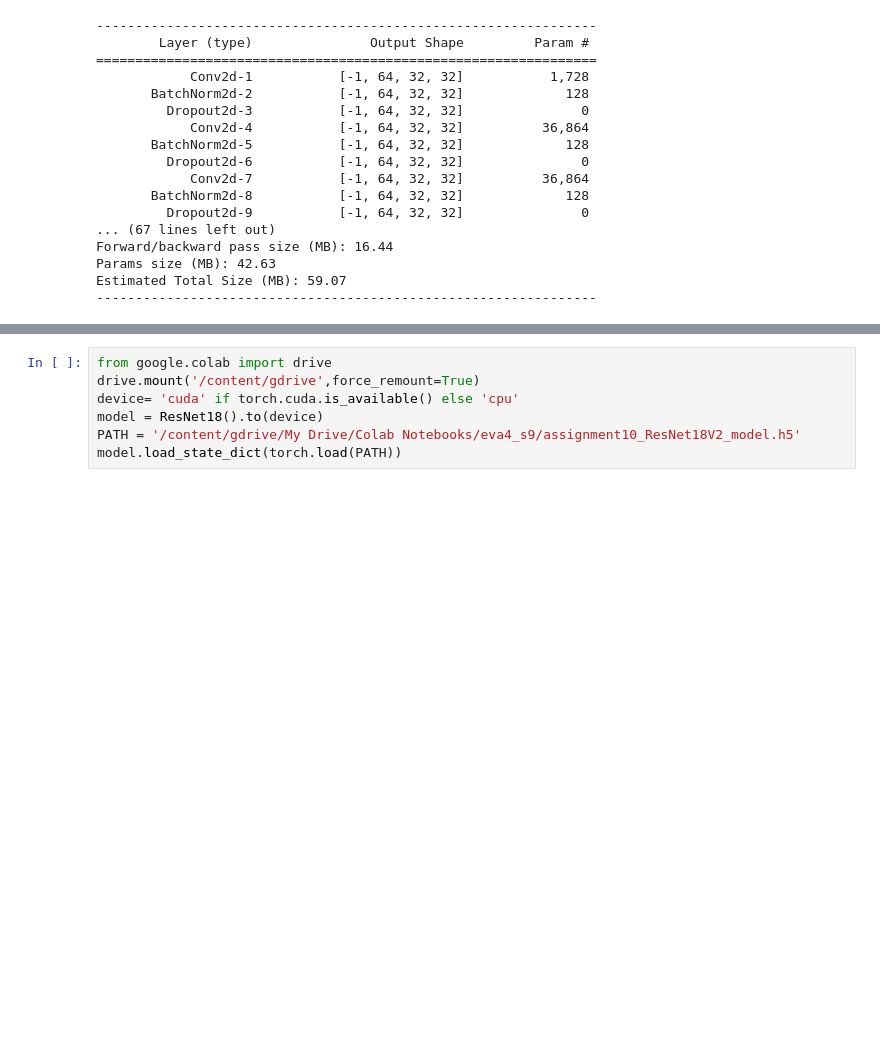
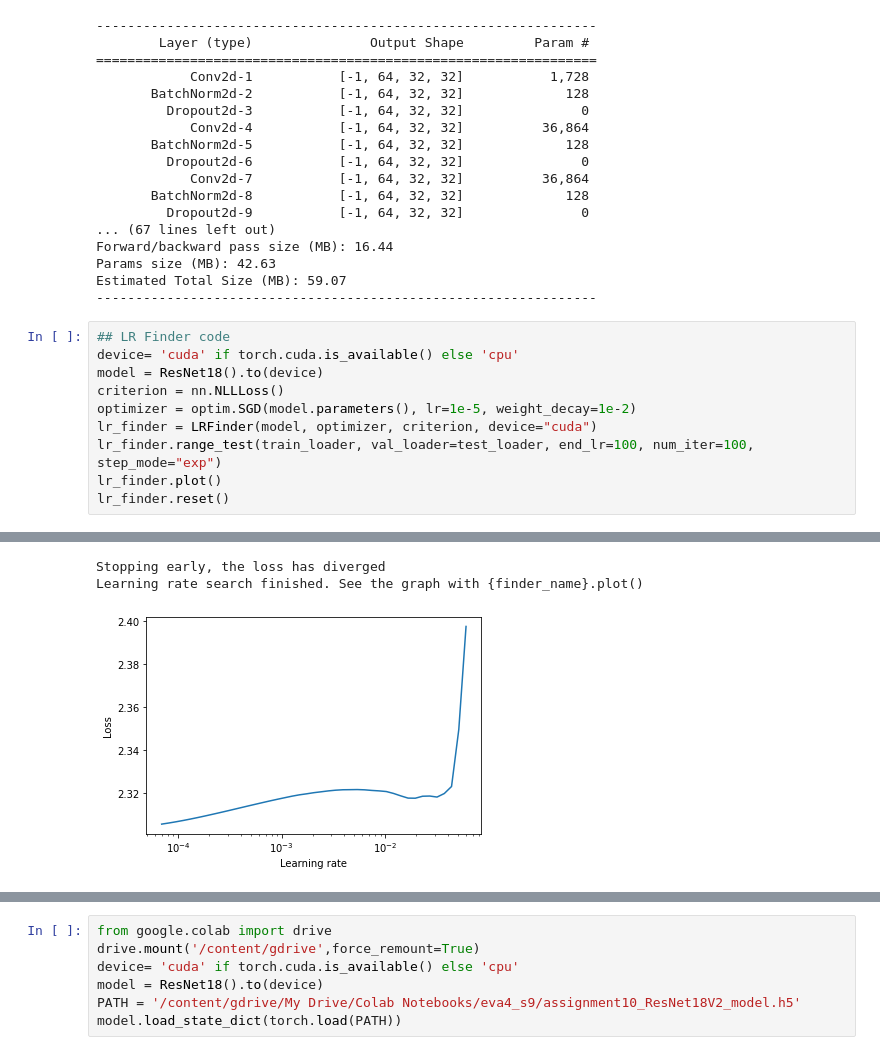
Before and after one commit to bikash-bhoi/eva4, a Jupyter notebook: Session10/Session_10_CIFAR_gradcam.ipynb, the cells around one changed output, grey strips where cells are left out. Cells and saved outputs as stored; diff of their text form; blank space fills up the shorter version.

```diff
--- a/Session10/Session_10_CIFAR_gradcam.ipynb
+++ b/Session10/Session_10_CIFAR_gradcam.ipynb
@@ -114,3 +96,14 @@ Forward/backward pass size (MB): 16.44
 Params size (MB): 42.63
 Estimated Total Size (MB): 59.07
 ----------------------------------------------------------------
+# %%
+## LR Finder code
+device= 'cuda' if torch.cuda.is_available() else 'cpu'
+model = ResNet18().to(device)
+criterion = nn.NLLLoss()
+optimizer = optim.SGD(model.parameters(), lr=1e-5, weight_decay=1e-2)
+lr_finder = LRFinder(model, optimizer, criterion, device="cuda")
+lr_finder.range_test(train_loader, val_loader=test_loader, end_lr=100, num_iter=100, step_mode="exp")
+lr_finder.plot()
+lr_finder.reset()
+# %% [output]
@@ -117,3 +111,6 @@ Estimated Total Size (MB): 59.07
+Stopping early, the loss has diverged
+Learning rate search finished. See the graph with {finder_name}.plot()
+[figure, added]
 # %%
 device= 'cuda' if torch.cuda.is_available() else 'cpu'
 model = ResNet18().to(device)
```
Also changed, not shown: parts of 10 cells of this notebook.
